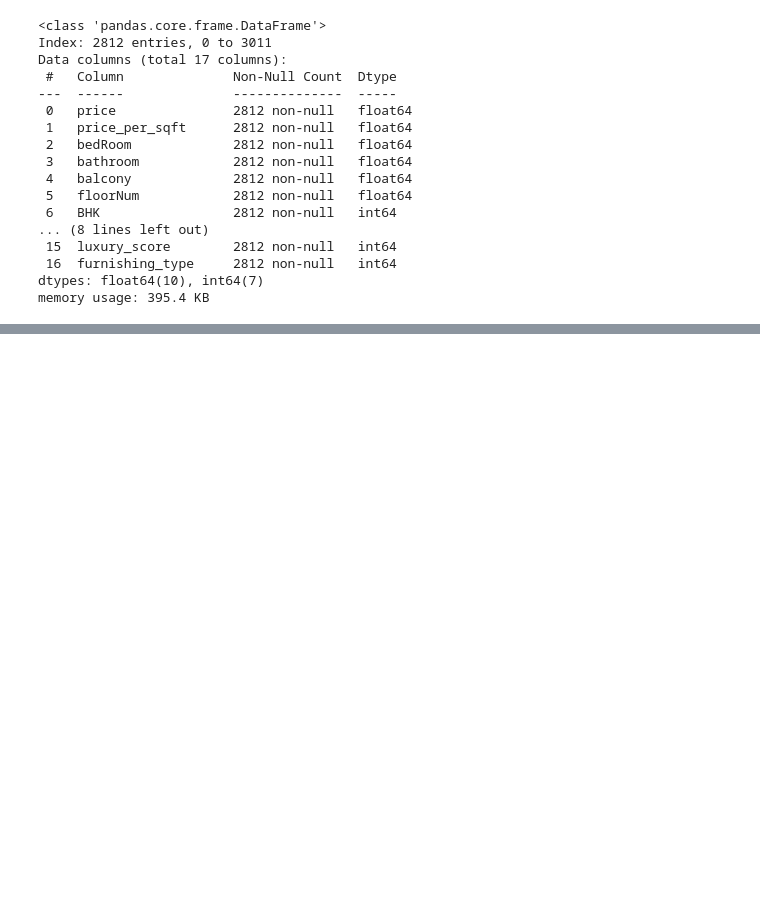
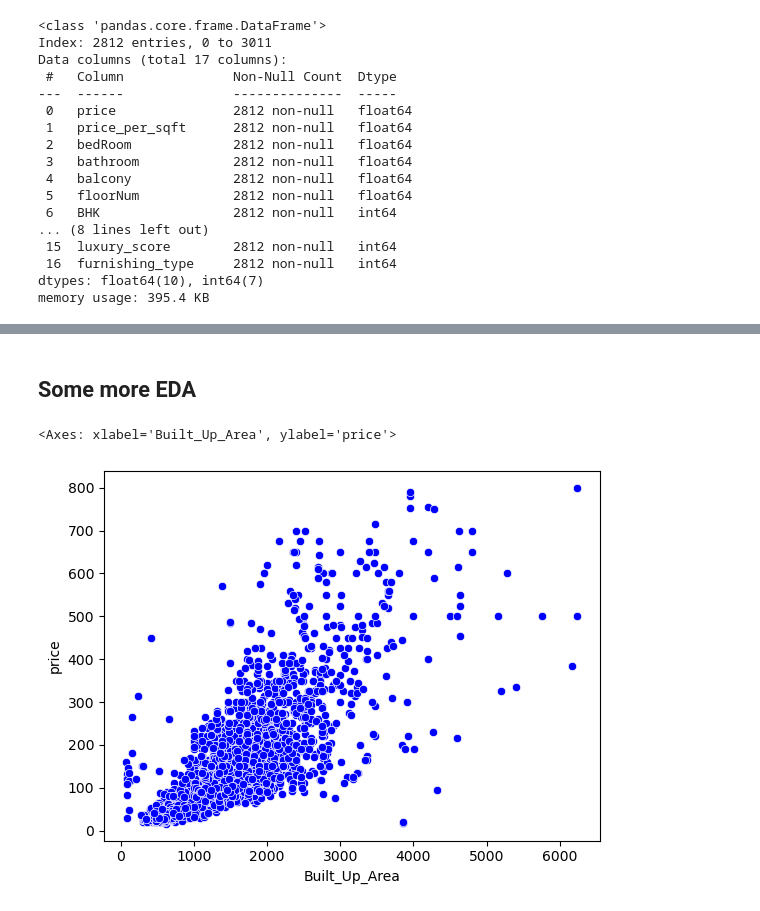
Before and after one commit to agarwalyashh/Real-Estate, a Jupyter notebook: notebook2.ipynb, the cells around one changed output, grey strips where cells are left out. Drawn from its saved outputs; the diff is of its cells as text; code cells hidden in the pictures; blank space fills up the shorter version.

```diff
--- a/notebook2.ipynb
+++ b/notebook2.ipynb
@@ -294,0 +277,7 @@ memory usage: 395.4 KB
+# %%
+df.loc[fill_builtup.index, 'Built_Up_Area'] = fill_builtup['Super_BuiltUp_Area']*0.8
+# %%
+fill_builtup=df[(~df['Carpet_Area'].isna())&(df['Built_Up_Area'].isna())]
+df.loc[fill_builtup.index, 'Built_Up_Area'] = fill_builtup['Carpet_Area']+fill_builtup['Carpet_Area']*0.2
+# %%
+df.drop(columns=['Carpet_Area','Super_BuiltUp_Area'],inplace=True)
@@ -294,0 +295,2 @@ memory usage: 395.4 KB
+# %%
+df['Location']=df['Location'].str.strip()
@@ -294,0 +338,7 @@ memory usage: 395.4 KB
+# %% [markdown]
+## Some more EDA
+# %%
+sns.scatterplot(df,x='Built_Up_Area',y='price',color='blue')
+# %% [output]
+<Axes: xlabel='Built_Up_Area', ylabel='price'>
+[figure, added]
```
Also changed, not shown: parts of 21 cells of this notebook.
